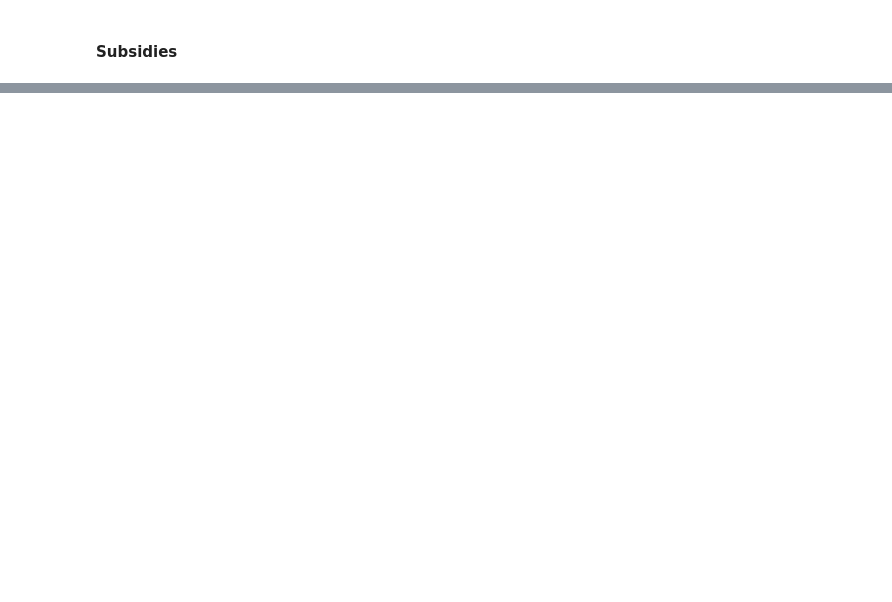
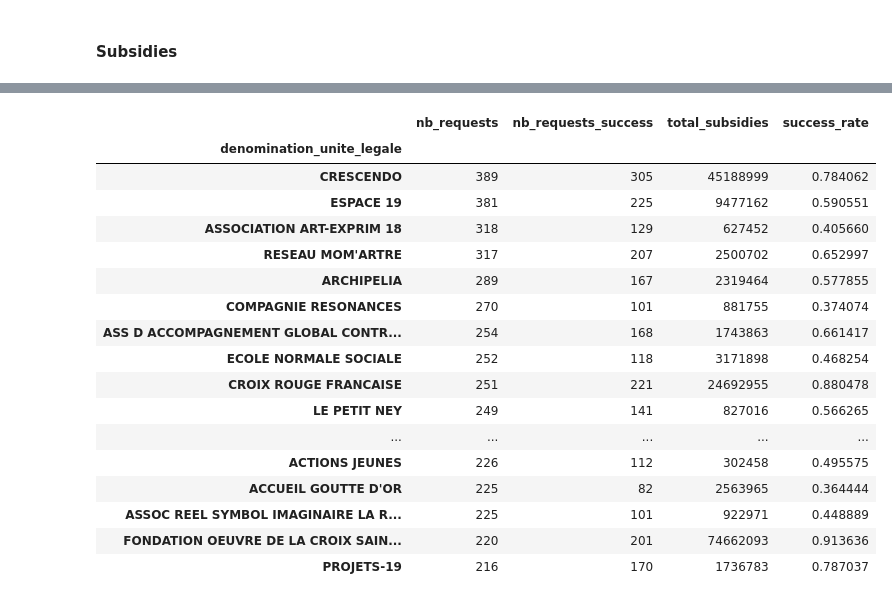
Before and after one commit to eric-martinet/ParisSubsidies, a Jupyter notebook: 04_EDA/ParisSubsidies_04_EDA.ipynb, the cells around one changed output, grey strips where cells are left out. Cells and saved outputs as stored; diff of their text form; code cells hidden in the pictures; blank space fills up the shorter version.

```diff
--- a/04_EDA/ParisSubsidies_04_EDA.ipynb
+++ b/04_EDA/ParisSubsidies_04_EDA.ipynb
@@ -9,0 +112,3 @@ import numpy as np
+# %%
+nb_years = data.annee_budgetaire.nunique()
+print(f'Data covers the period: {data.annee_budgetaire.min()}-{data.annee_budgetaire.max()}')
@@ -181,0 +462,28 @@ joined.reset_index(drop=True).to_feather('../00_DataFiles/03_Joined/ParisSubsidi
+# %%
+# Who are the most frequent requesters? (> 2 / mois)
+nb_months = nb_years * 12
+df_temp = data.groupby('denomination_unite_legale')
+df_temp = df_temp.agg(nb_requests = ('numero_dossier', 'count'), nb_requests_success = ('subsidy_granted', 'sum'), total_subsidies = ('montant_vote', 'sum'))
+df_temp['success_rate'] = df_temp.nb_requests_success / df_temp.nb_requests
+df_temp = df_temp.sort_values(by=['nb_requests', 'total_subsidies'], ascending = False)
+df_temp = df_temp.loc[df_temp.nb_requests >= nb_months * 2]
+df_temp
+# %% [output]
+|  | nb_requests | nb_requests_success | total_subsidies | success_rate |
+| denomination_unite_legale |  |  |  |  |
+| CRESCENDO | 389 | 305 | 45188999 | 0.784062 |
+| ESPACE 19 | 381 | 225 | 9477162 | 0.590551 |
+| ASSOCIATION ART-EXPRIM 18 | 318 | 129 | 627452 | 0.405660 |
+| RESEAU MOM'ARTRE | 317 | 207 | 2500702 | 0.652997 |
+| ARCHIPELIA | 289 | 167 | 2319464 | 0.577855 |
+| COMPAGNIE RESONANCES | 270 | 101 | 881755 | 0.374074 |
+| ASS D ACCOMPAGNEMENT GLOBAL CONTR... | 254 | 168 | 1743863 | 0.661417 |
+| ECOLE NORMALE SOCIALE | 252 | 118 | 3171898 | 0.468254 |
+| CROIX ROUGE FRANCAISE | 251 | 221 | 24692955 | 0.880478 |
+| LE PETIT NEY | 249 | 141 | 827016 | 0.566265 |
+| ... | ... | ... | ... | ... |
+| ACTIONS JEUNES | 226 | 112 | 302458 | 0.495575 |
+| ACCUEIL GOUTTE D'OR | 225 | 82 | 2563965 | 0.364444 |
+| ASSOC REEL SYMBOL IMAGINAIRE LA R... | 225 | 101 | 922971 | 0.448889 |
+| FONDATION OEUVRE DE LA CROIX SAIN... | 220 | 201 | 74662093 | 0.913636 |
+| PROJETS-19 | 216 | 170 | 1736783 | 0.787037 |
```
Also changed, not shown: parts of 67 cells of this notebook, 4 other files.
